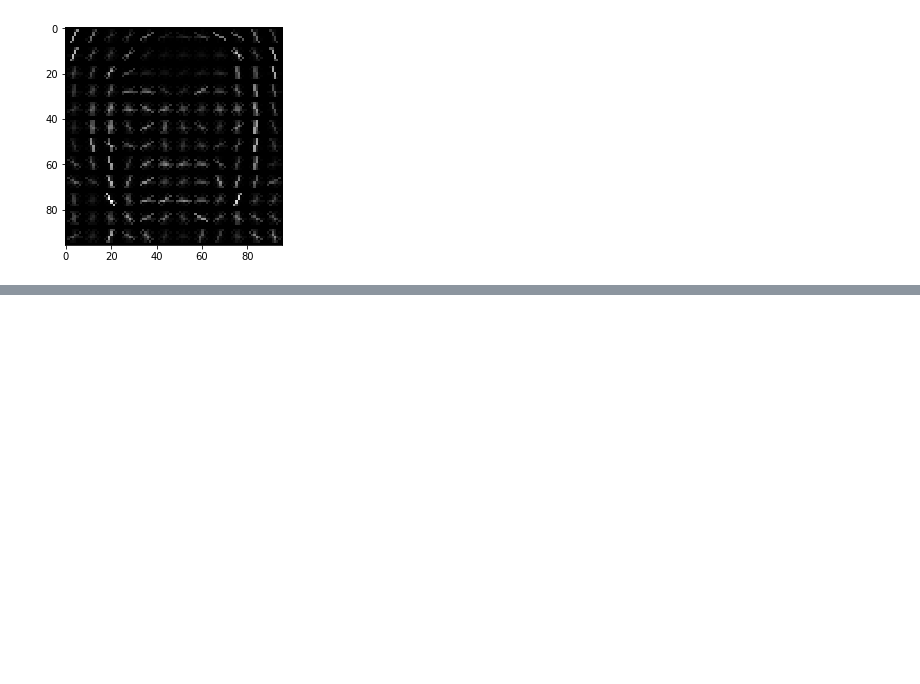
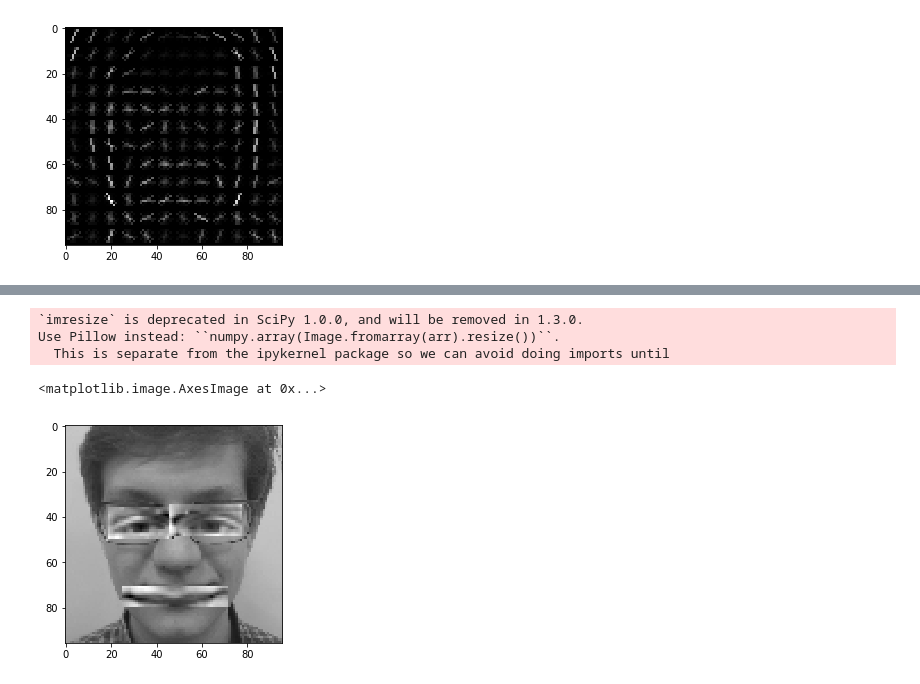
Before and after one commit to Midren/Caricature_maker, a Jupyter notebook: Untitled1.ipynb, the cells around one changed output, grey strips where cells are left out. Drawn from its saved outputs; the diff is of its cells as text; code cells hidden in the pictures; blank space fills up the shorter version.

```diff
--- a/Untitled1.ipynb
+++ b/Untitled1.ipynb
@@ -222,8 +222,7 @@ array([[65, 69],
 # %%
-def increase_part(pix, mouth_p):
-    padding = 4
+def increase_part(pix, mouth_p, padding):
     old_mouth = pix[mouth_p[2][1] :mouth_p[3][1] + padding, mouth_p[1][0] - padding:mouth_p[0][0] + padding]
-    mouth = imresize(old_mouth, 1.3)
+    mouth = imresize(old_mouth, 1.4)
     x, y = np.array(old_mouth.shape)//2
     x += mouth_p[1][0] + 2*padding
     y = mouth_p[3][1] + padding
@@ -255,0 +255,10 @@ key_show(pix, np.array([right_eye_p[2]]))
+# %%
+increase_part(pix, left_eye_p, 2)
+increase_part(pix, right_eye_p, 2)
+plt.imshow(pix, "gray")
+# %% [output]
+`imresize` is deprecated in SciPy 1.0.0, and will be removed in 1.3.0.
+Use Pillow instead: ``numpy.array(Image.fromarray(arr).resize())``.
+  This is separate from the ipykernel package so we can avoid doing imports until
+<matplotlib.image.AxesImage at 0x...>
+[figure, added]
```
Also changed, not shown: parts of 5 cells of this notebook.
